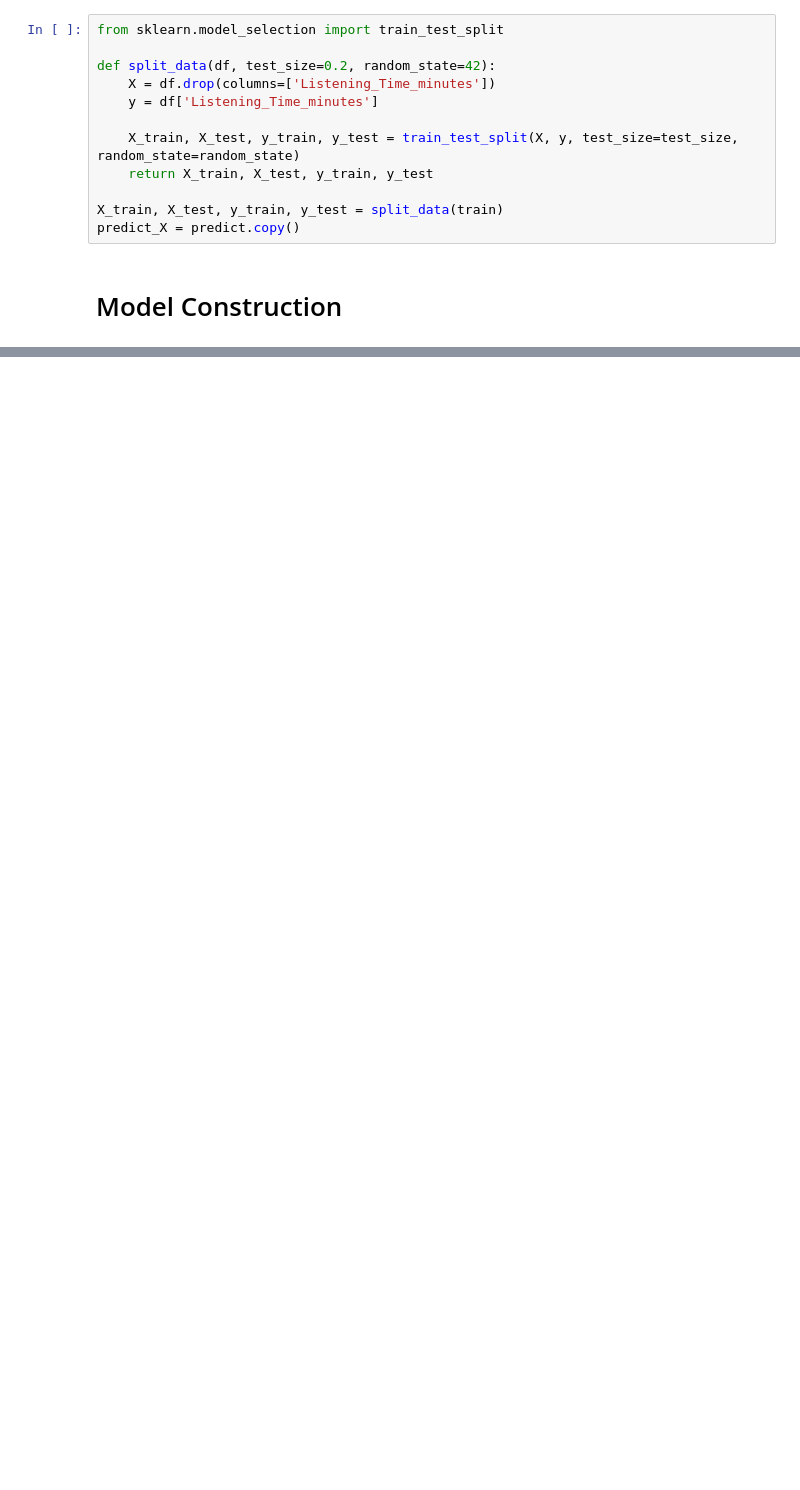
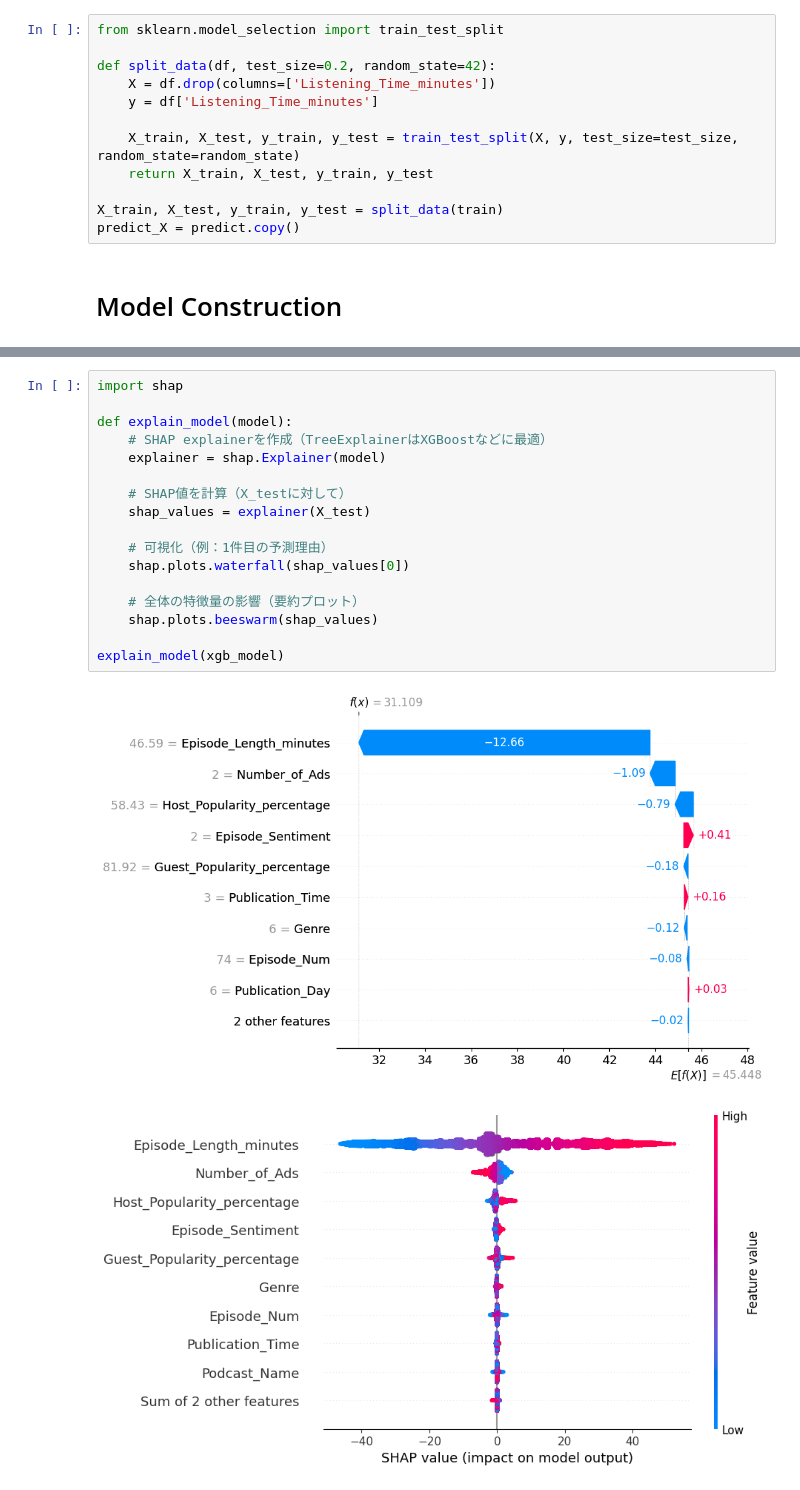
Before and after one commit to yasuo-kouki/playground, a Jupyter notebook: project.ipynb, the cells around one changed output, grey strips where cells are left out. Drawn from its saved outputs; the diff is of its cells as text; blank space fills up the shorter version.

```diff
--- a/project.ipynb
+++ b/project.ipynb
@@ -173,0 +271,20 @@ Name: Listening_Time_minutes, dtype: float64
+# %%
+import shap
+
+def explain_model(model):
+    # SHAP explainerを作成（TreeExplainerはXGBoostなどに最適）
+    explainer = shap.Explainer(model)
+
+    # SHAP値を計算（X_testに対して）
+    shap_values = explainer(X_test)
+
+    # 可視化（例：1件目の予測理由）
+    shap.plots.waterfall(shap_values[0])
+
+    # 全体の特徴量の影響（要約プロット）
+    shap.plots.beeswarm(shap_values)
+
+explain_model(xgb_model)
+# %% [output]
+[figure, added]
+[figure, added]
```
Also changed, not shown: parts of 18 cells of this notebook, 1 other file.
